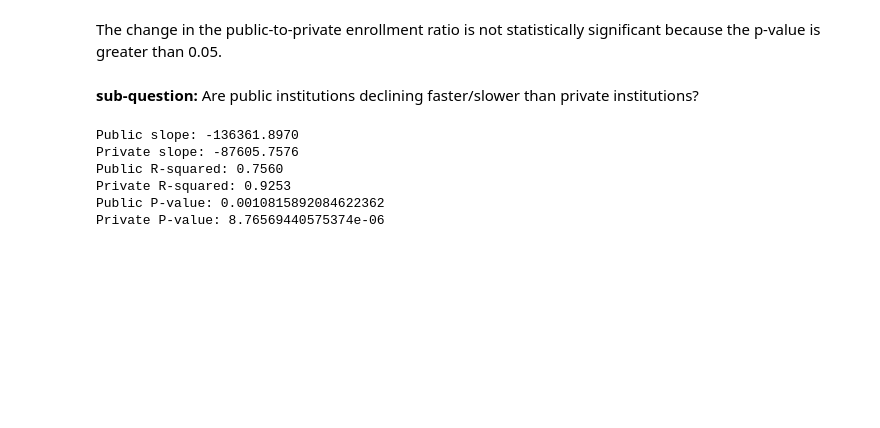
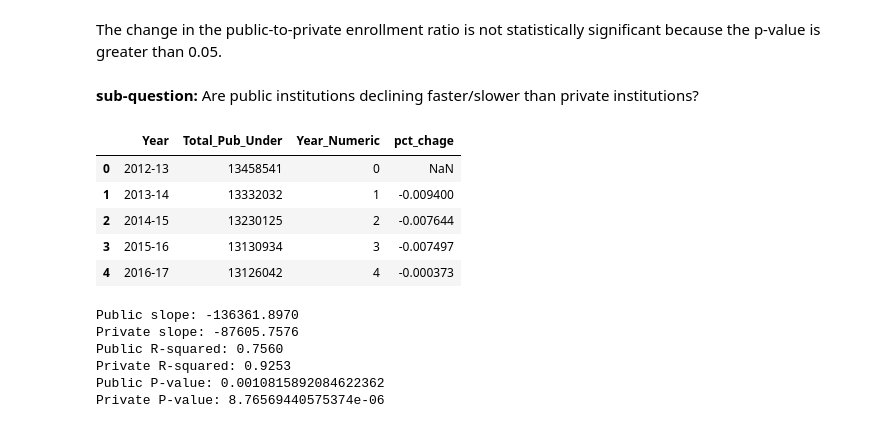
Before and after one commit to Arocha09/EnrollmentForecasting, a Jupyter notebook: descriptive_analysis/institutional_analysis.ipynb, the cells around one changed output. Saved outputs shown, nothing was run; the diff lists cells and outputs as text; code cells hidden in the pictures; blank space fills up the shorter version.

```diff
--- a/descriptive_analysis/institutional_analysis.ipynb
+++ b/descriptive_analysis/institutional_analysis.ipynb
@@ -129,6 +129,15 @@ private_slope, private_intercept, private_r_value, private_p_value, private_std_
     private_df['Year_Numeric'],
     private_df['Total_Priv_Under']
 )
+# %%
+public_df.head()
+# %% [output]
+|  | Year | Total_Pub_Under | Year_Numeric | pct_chage |
+| 0 | 2012-13 | 13458541 | 0 | NaN |
+| 1 | 2013-14 | 13332032 | 1 | -0.009400 |
+| 2 | 2014-15 | 13230125 | 2 | -0.007644 |
+| 3 | 2015-16 | 13130934 | 3 | -0.007497 |
+| 4 | 2016-17 | 13126042 | 4 | -0.000373 |
 # %%
 print(f"Public slope: {public_slope:.4f}")
 print(f"Private slope: {private_slope:.4f}")
```
Also changed, not shown: parts of 3 cells of this notebook.
